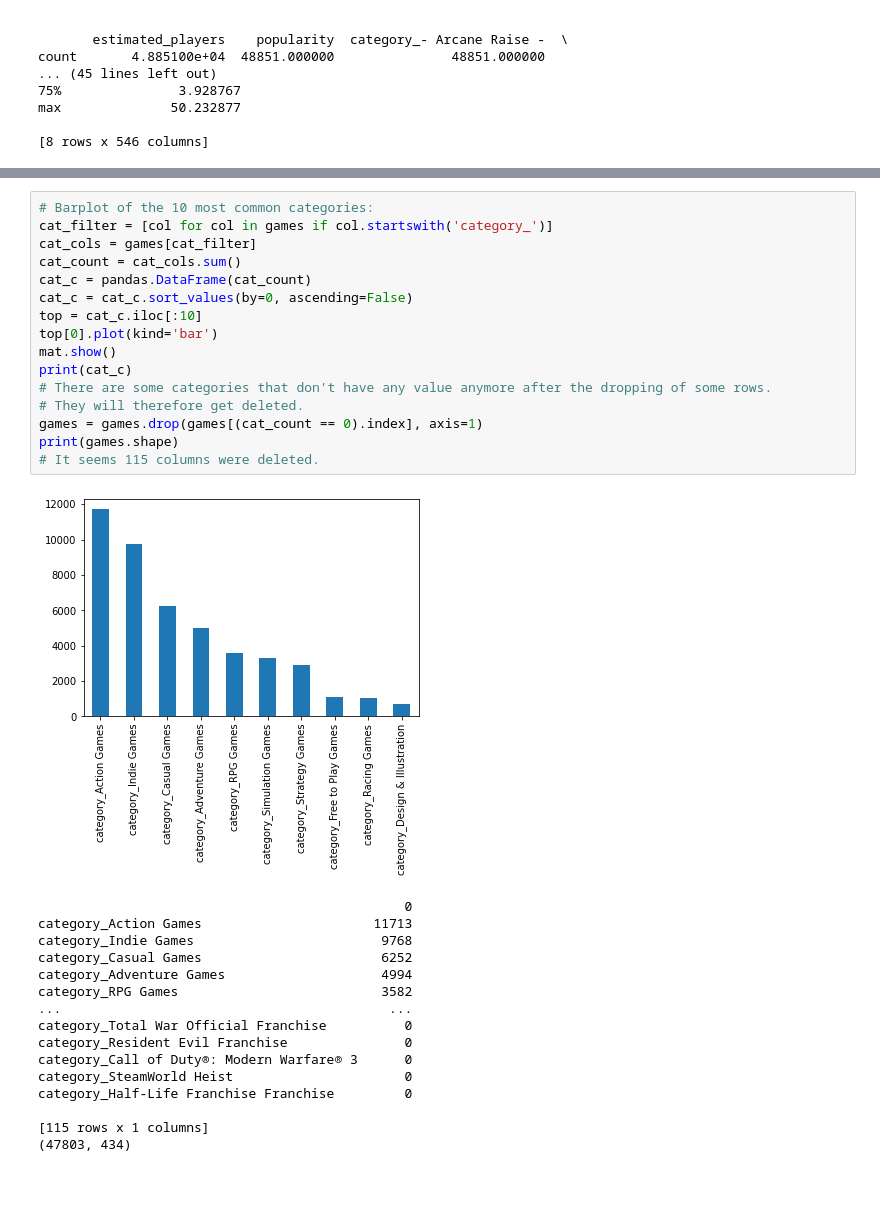
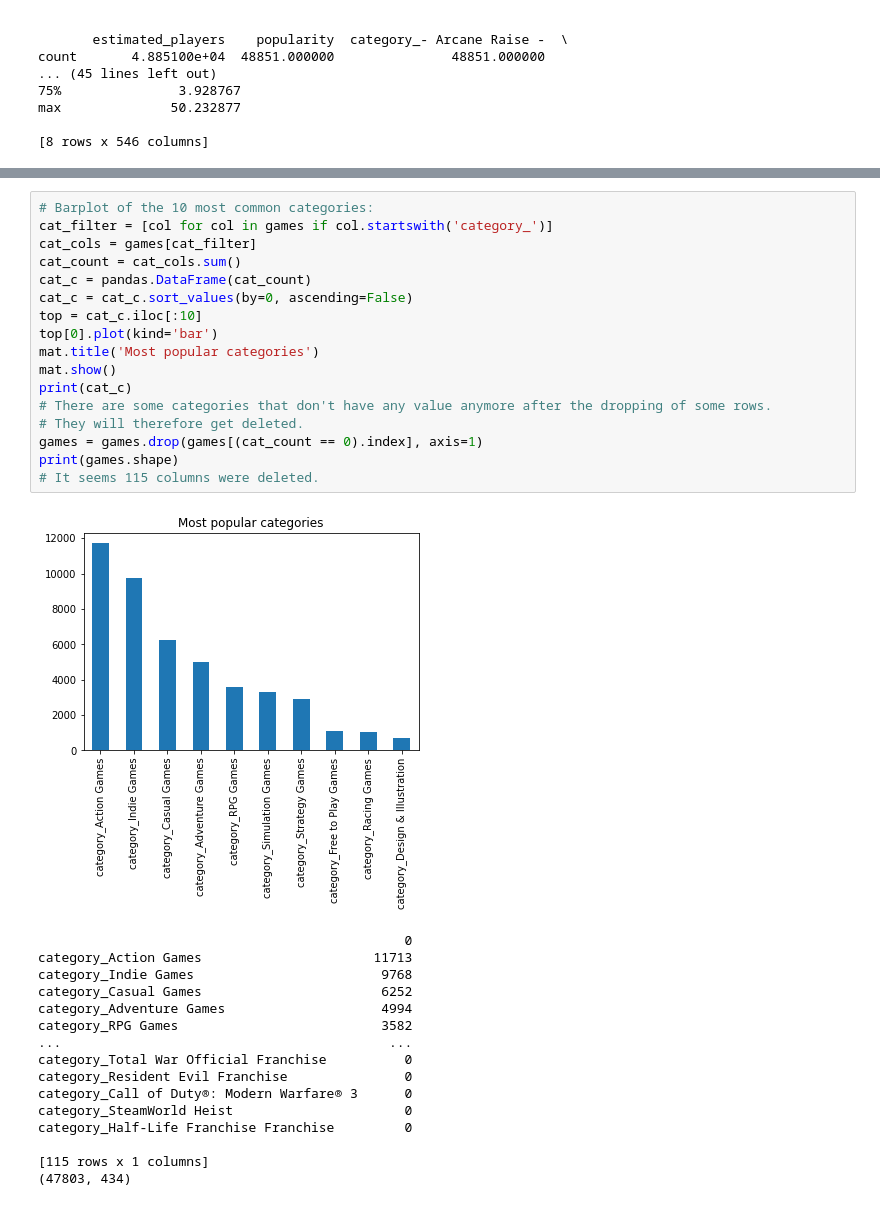
Before and after one commit to LukasL97/IDS-Steam, a Jupyter notebook: Project_incompletedata.ipynb, the cells around one changed output, grey strips where cells are left out. Drawn from its saved outputs; the diff is of its cells as text.

```diff
--- a/Project_incompletedata.ipynb
+++ b/Project_incompletedata.ipynb
@@ -391,21 +395,22 @@ tag_Breathtaking      1
 # %%
 # Barplot of the 10 most common categories:
 cat_filter = [col for col in games if col.startswith('category_')]
 cat_cols = games[cat_filter]
 cat_count = cat_cols.sum()
 cat_c = pandas.DataFrame(cat_count)
 cat_c = cat_c.sort_values(by=0, ascending=False)
 top = cat_c.iloc[:10]
 top[0].plot(kind='bar')
+mat.title('Most popular categories')
 mat.show()
 print(cat_c)
 # There are some categories that don't have any value anymore after the dropping of some rows.
 # They will therefore get deleted.
 games = games.drop(games[(cat_count == 0).index], axis=1)
 print(games.shape)
 # It seems 115 columns were deleted.
 # %% [output]
-[figure, old version]
+[figure, new version]
                                                0
 category_Action Games                      11713
 category_Indie Games                        9768
```
Also changed, not shown: parts of 17 cells of this notebook.
